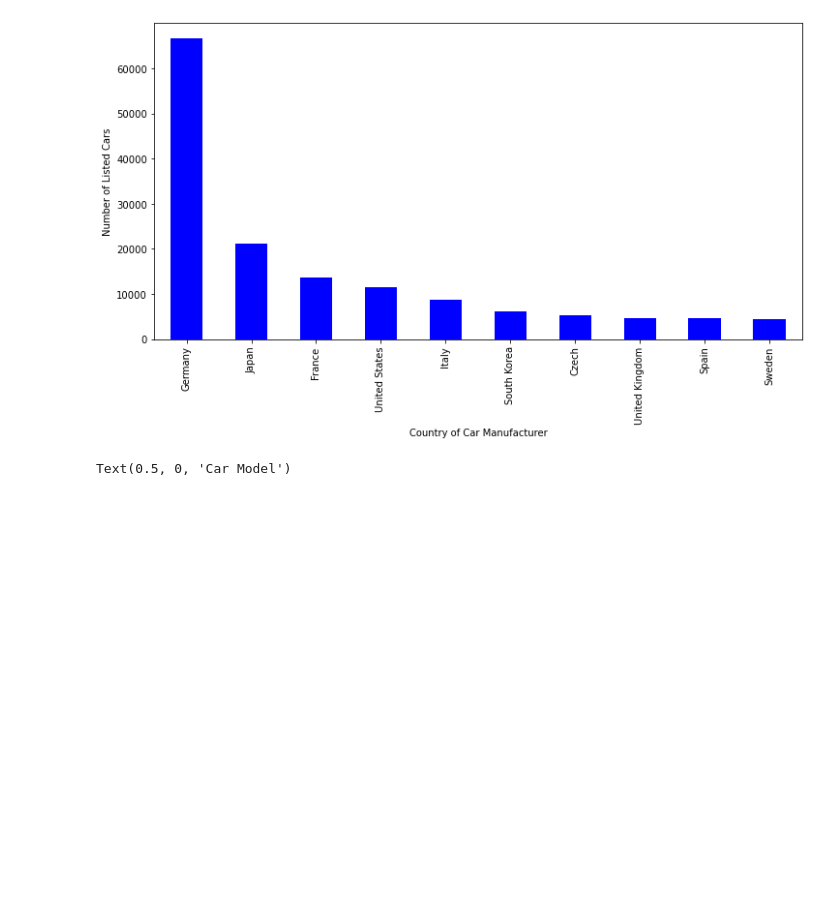
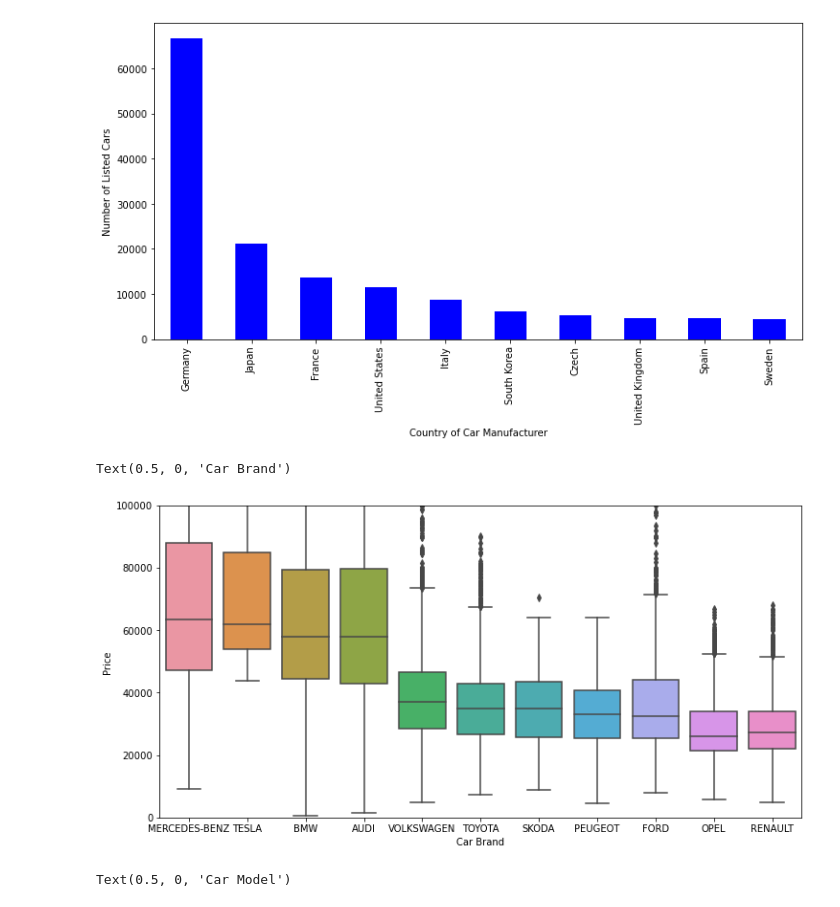
Before and after one commit to JanRuffian/WebScraping_Scout24, a Jupyter notebook: WebScraping.ipynb, the cells around one changed output. Saved outputs shown, nothing was run; the diff lists cells and outputs as text; code cells hidden in the pictures; blank space fills up the shorter version.

```diff
--- a/WebScraping.ipynb
+++ b/WebScraping.ipynb
@@ -109,4 +112,28 @@ plt.xlabel('Country of Car Manufacturer')
 # %% [output]
 Text(0.5, 0, 'Country of Car Manufacturer')
 [figure]
+# %%
+# Generate boxplot with price range of different car manufacturer
+cars_brands = cars_merged[(cars_merged["brand"]=="VOLKSWAGEN") |
+                             (cars_merged["brand"]=="MERCEDES-BENZ")|
+                             (cars_merged["brand"]=="AUDI")|
+                             (cars_merged["brand"]=="BMW")|
+                             (cars_merged["brand"]=="FORD")|
+                             (cars_merged["brand"]=="OPEL")|
+                             (cars_merged["brand"]=="RENAULT")|
+                             (cars_merged["brand"]=="SKODA")|
+                             (cars_merged["brand"]=="TOYOTA")|
+                             (cars_merged["brand"]=="PEUGEOT")|
+                             (cars_merged["brand"]=="TESLA")
+                         ]
+cars_brands = cars_brands[cars_brands["year"]>2017]
+plt.figure(figsize=(12,6))
+g = sns.boxplot(x='brand', y='price', data=cars_brands, order=["MERCEDES-BENZ", "TESLA", "BMW", "AUDI",  "VOLKSWAGEN", "TOYOTA"
+                                                              , "SKODA", "PEUGEOT", "FORD", "OPEL", "RENAULT"])
+g.set(ylim=(0, 100000))
+plt.ylabel('Price')
+plt.xlabel('Car Brand')
+# %% [output]
+Text(0.5, 0, 'Car Brand')
+[figure, added]
 # %%
```
Also changed, not shown: parts of 31 cells of this notebook.
